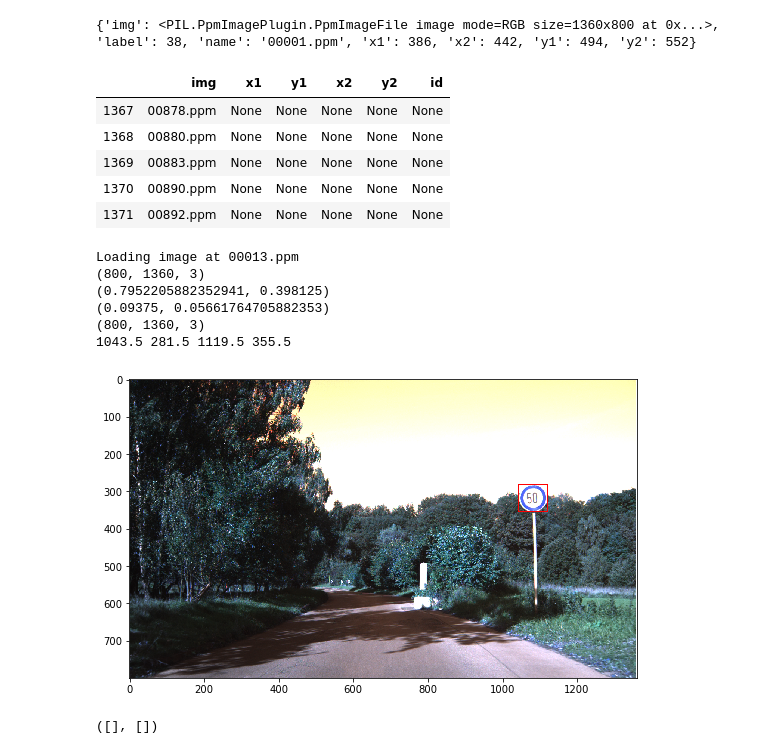
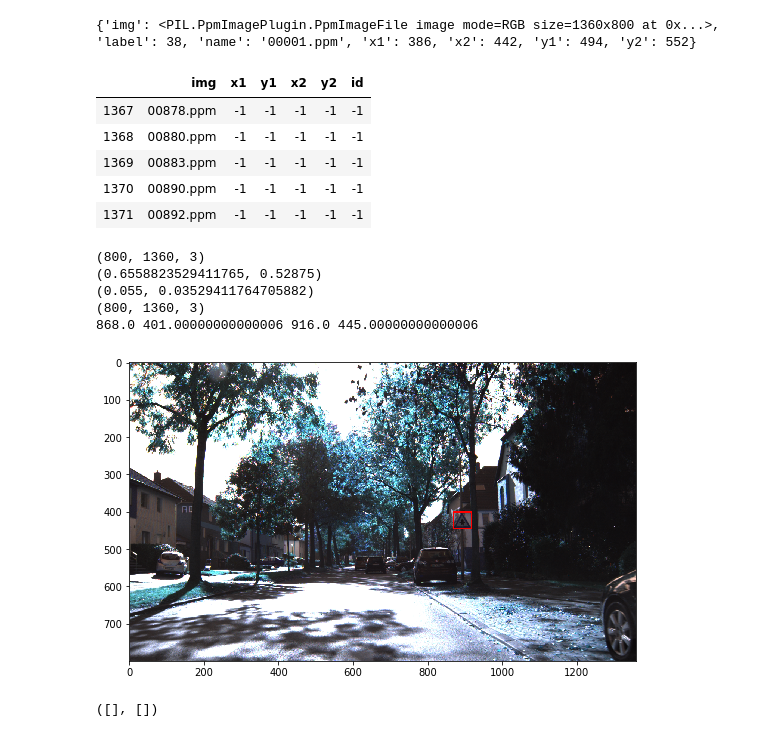
Before and after one commit to paulesta55/Traffic-Detection, a Jupyter notebook: data_preparation.ipynb, the cells around one changed output. Saved outputs shown, nothing was run; the diff lists cells and outputs as text; code cells hidden in the pictures.

```diff
--- a/data_preparation.ipynb
+++ b/data_preparation.ipynb
@@ -39,7 +45,13 @@ random_seed = 42
 # %%
+pC = [0, 1, 2, 3, 4, 5, 7, 8, 9, 10, 15, 16]
+mC = [33, 34, 35, 36, 37, 38, 39, 40]
+dC = [11, 18, 19, 20, 21, 22, 23, 24, 25, 26, 27, 28, 29, 30, 31]
+
+ob_names="prohibitory\ndanger\nmandatory\nother"
+
 class DataLoader:
 
-    def __init__(self,names_path,desc_path,label_path,in_img_path,out_img_path,verbose,list_file_dir):
+    def __init__(self,names_path,desc_path,label_path,in_img_path,out_img_path,verbose,list_file_dir,is_4_cat):
         self.verbose = verbose
         self.names_path = names_path
         self.desc_path = desc_path
@@ -47,9 +59,13 @@ class DataLoader:
         self.out_img_path = out_img_path
         self.label_path = label_path
         self.list_file_dir = list_file_dir
-        self.gtsdb = pd.read_csv(os.path.abspath(label_path), sep=";", header=None,names=
+        self.gtsdb = pd.read_csv(os.path.abspath(label_path), sep=";",names=
                                  ["img", "x1", "y1", "x2", "y2","id"])
+        self.is_4_cat = is_4_cat
+        print(self.gtsdb.dtypes)
         self.complete_dataset()
+        if(self.is_4_cat):
+            self.class2cat()
         print(self.gtsdb.head())
 
     def complete_dataset(self):
@@ -59,7 +75,7 @@ class DataLoader:
                 if(self.verbose):
                     print(str.format("adding {0} to dataset",name))
                 image = Image.open(file_name)
-                self.gtsdb.loc[len(self)] = [name,None,None,None,None,None]
+                self.gtsdb.loc[len(self)] = [name,-1,-1,-1,-1,-1]
 
 
 
@@ -95,6 +111,10 @@ class DataLoader:
             f.write(class_name+os.linesep)
 
     def dump_classes(self):
+        if(self.is_4_cat):
+            with open(os.path.abspath(self.names_path), 'w') as names_file:
+                names_file.write(ob_names)
+            return
         lines = []
         with open(os.path.abspath(self.desc_path),'r') as desc_file:
             lines = desc_file.readlines()
@@ -106,6 +126,24 @@ class DataLoader:
         with open(os.path.abspath(self.names_path), 'w') as names_file:
             for n in names:
                 names_file.write(self.format_class_name(n))
+
+    def class2cat(self):
+#        class2catDict = {}
+#        for c,ids in enumerate([pC,mC,dC]):
+#            class2catDict.update({idx:c for idx in ids})
+#       print(class2catDict)
+#       self.gtsdb.id = self.gtsdb.apply(lambda x:class2catDict[x.id] if x.id is not np.nan else None,axis=1)
+        for index, row in self.gtsdb.iterrows():
+            if(row.id in pC):
+                self.gtsdb.loc[index,'id']=0
+            elif(row.id in mC):
+                self.gtsdb.loc[index,'id']=1
+            elif(row.id in dC):
+                self.gtsdb.loc[index,'id']=2
+            elif(row.id is -1 ):
+                self.gtsdb.loc[index,'id']=-1
+            else:
+                self.gtsdb.loc[index,'id']=3
 
     def convert_all(self):
         cache = []
@@ -160,9 +198,10 @@ class DataLoader:
             with open(os.path.join(self.out_img_path,os.path.splitext(img_name)[0]+'.txt'),'w') as label_file:
                 for index, row in self.gtsdb.loc[self.gtsdb['img'] == img_name].iterrows():
                     example = self[index]
-                    if(example['label'] != None):
+                    if(example['label'] not in ['-1',-1,None,np.nan]):
                         bb_coordinates = self.get_bb_coordinates(example)
                         if(self.verbose):
+                            print(example)
                             print(index)
                             print(bb_coordinates)
                         sep = ' '
@@ -231,6 +270,6 @@ def IJCNN_data_split(dataset):
 # %%
 dataLoader = DataLoader(verbose=False,names_path=os.path.join('data','obj.names'),desc_path=os.path.
            join('FullIJCNN2013','ReadMe.txt'),in_img_path='FullIJCNN2013',out_img_path= os.path.join('data','obj'),
-                        label_path=os.path.join('FullIJCNN2013','gt.txt'),list_file_dir='data')
+                        label_path=os.path.join('FullIJCNN2013','gt.txt'),list_file_dir='data',is_4_cat=False)
 assert len(dataLoader.gtsdb.groupby('img')) == 900
 # %% [output]
@@ -257,31 +324,30 @@ assert len(dataLoader.gtsdb.loc[~dataLoader.gtsdb['id'].isin(range(44))].groupby
 dataLoader.gtsdb.tail()
 # %% [output]
 |  | img | x1 | y1 | x2 | y2 | id |
-| 1367 | 00878.ppm | None | None | None | None | None |
-| 1368 | 00880.ppm | None | None | None | None | None |
-| 1369 | 00883.ppm | None | None | None | None | None |
-| 1370 | 00890.ppm | None | None | None | None | None |
-| 1371 | 00892.ppm | None | None | None | None | None |
+| 1367 | 00878.ppm | -1 | -1 | -1 | -1 | -1 |
+| 1368 | 00880.ppm | -1 | -1 | -1 | -1 | -1 |
+| 1369 | 00883.ppm | -1 | -1 | -1 | -1 | -1 |
+| 1370 | 00890.ppm | -1 | -1 | -1 | -1 | -1 |
+| 1371 | 00892.ppm | -1 | -1 | -1 | -1 | -1 |
 # %%
 # Sanity check
-example = dataLoader[20]
+example = dataLoader[896]
 
 im = PIL2Np(example['img'])
 
 print(im.shape)
 
 bb_coordinates = dataLoader.get_bb_coordinates(example)
 
 new_im = draw_bb(im,(bb_coordinates['x_center'],bb_coordinates['y_center']),(bb_coordinates['height'],bb_coordinates['width']),
         im.shape)
 display_image(new_im)
 # %% [output]
-Loading image at 00013.ppm
 (800, 1360, 3)
-(0.7952205882352941, 0.398125)
-(0.09375, 0.05661764705882353)
+(0.6558823529411765, 0.52875)
+(0.055, 0.03529411764705882)
 (800, 1360, 3)
-1043.5 281.5 1119.5 355.5
+868.0 401.00000000000006 916.0 445.00000000000006
-[figure, old version]
+[figure, new version]
 # %%
 dataLoader.convert_all()
```
Also changed, not shown: parts of 13 cells of this notebook, 3 other files.
